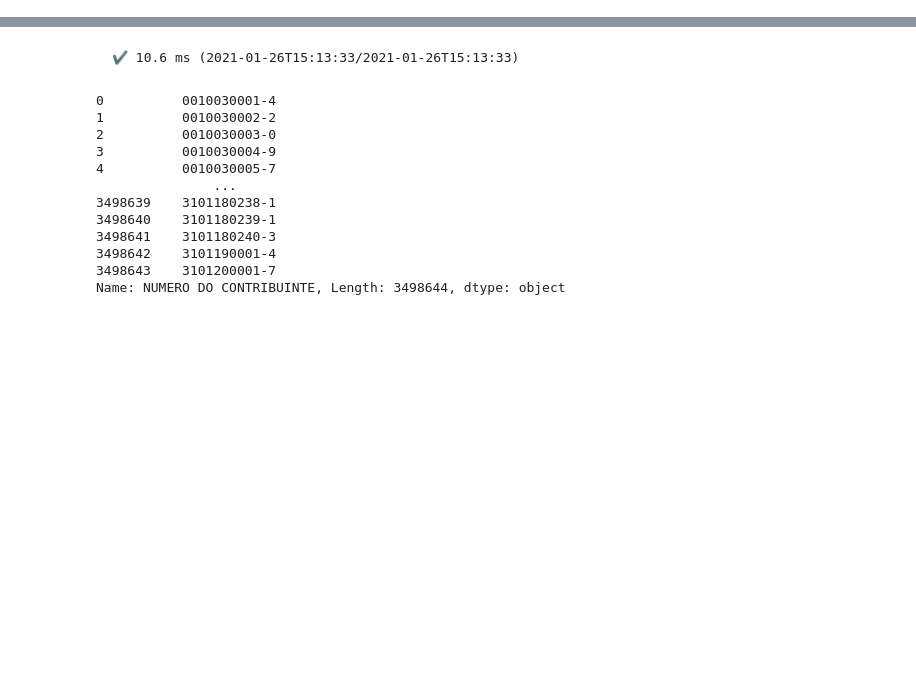
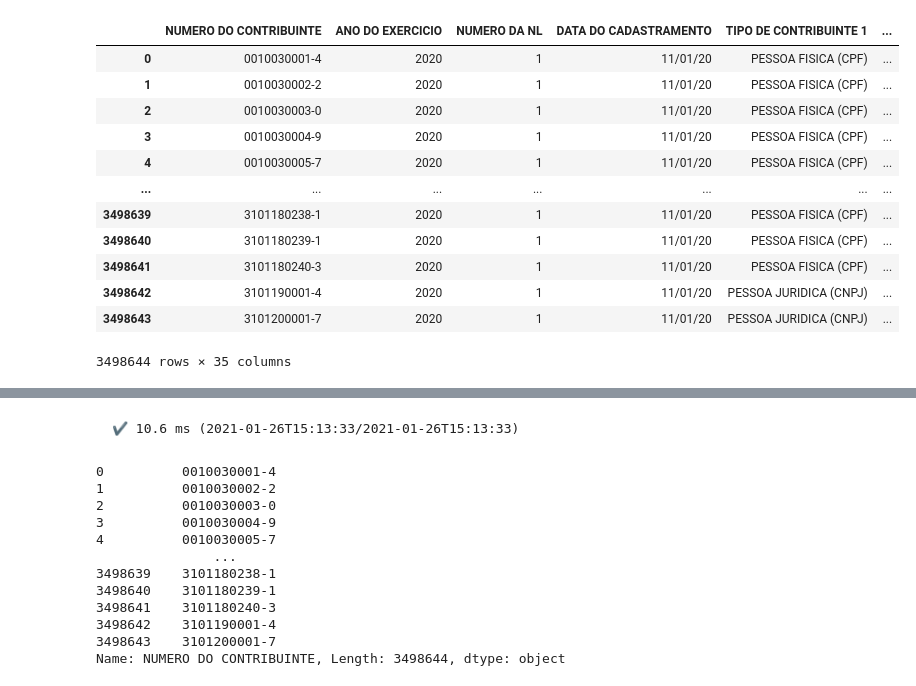
Before and after one commit to geoinfo-smdu/tutorial-iptu-pandas, a Jupyter notebook: Abrindo a base de dados do IPTU 2020.ipynb, the cells around one changed output, grey strips where cells are left out. Drawn from its saved outputs; the diff is of its cells as text; code cells hidden in the pictures; blank space fills up the shorter version.

```diff
--- a/Abrindo a base de dados do IPTU 2020.ipynb
+++ b/Abrindo a base de dados do IPTU 2020.ipynb
@@ -16,0 +37,3 @@ df_iptu = pd.read_csv('IPTU/IPTU_2020.zip', compression='zip', encoding='iso-885
+# %%
+df_iptu
+# %% [output]
@@ -17,3 +41,16 @@ df_iptu = pd.read_csv('IPTU/IPTU_2020.zip', compression='zip', encoding='iso-885
+|  | NUMERO DO CONTRIBUINTE | ANO DO EXERCICIO | NUMERO DA NL | DATA DO CADASTRAMENTO | TIPO DE CONTRIBUINTE 1 | ... |
+| 0 | 0010030001-4 | 2020 | 1 | 11/01/20 | PESSOA FISICA (CPF) | ... |
+| 1 | 0010030002-2 | 2020 | 1 | 11/01/20 | PESSOA FISICA (CPF) | ... |
+| 2 | 0010030003-0 | 2020 | 1 | 11/01/20 | PESSOA FISICA (CPF) | ... |
+| 3 | 0010030004-9 | 2020 | 1 | 11/01/20 | PESSOA FISICA (CPF) | ... |
+| 4 | 0010030005-7 | 2020 | 1 | 11/01/20 | PESSOA FISICA (CPF) | ... |
+| ... | ... | ... | ... | ... | ... | ... |
+| 3498639 | 3101180238-1 | 2020 | 1 | 11/01/20 | PESSOA FISICA (CPF) | ... |
+| 3498640 | 3101180239-1 | 2020 | 1 | 11/01/20 | PESSOA FISICA (CPF) | ... |
+| 3498641 | 3101180240-3 | 2020 | 1 | 11/01/20 | PESSOA FISICA (CPF) | ... |
+| 3498642 | 3101190001-4 | 2020 | 1 | 11/01/20 | PESSOA JURIDICA (CNPJ) | ... |
+| 3498643 | 3101200001-7 | 2020 | 1 | 11/01/20 | PESSOA JURIDICA (CNPJ) | ... |
+3498644 rows × 35 columns
 # %%
 # Visualizando os cinco primeiros registros
 
```
Also changed, not shown: parts of 21 cells of this notebook.
